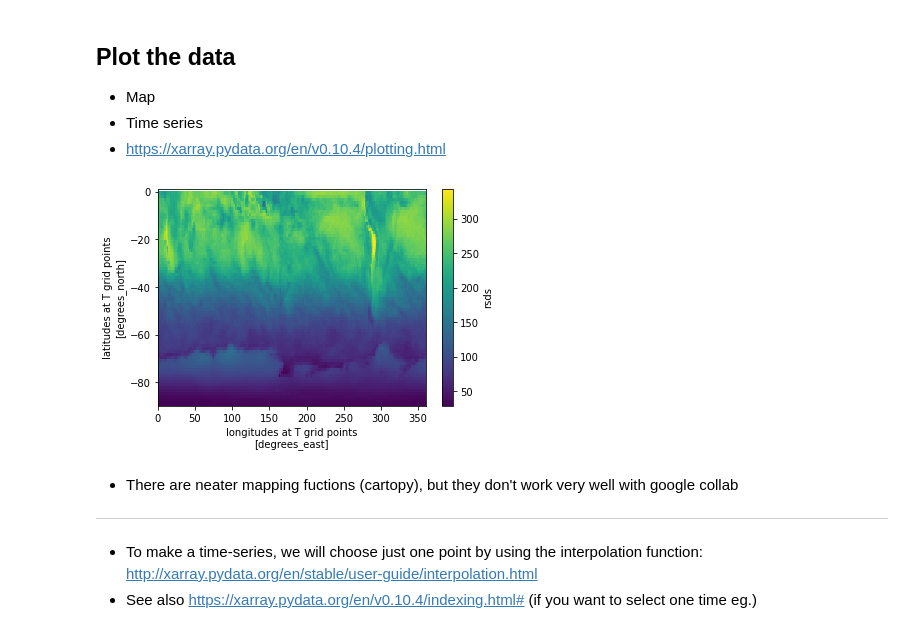
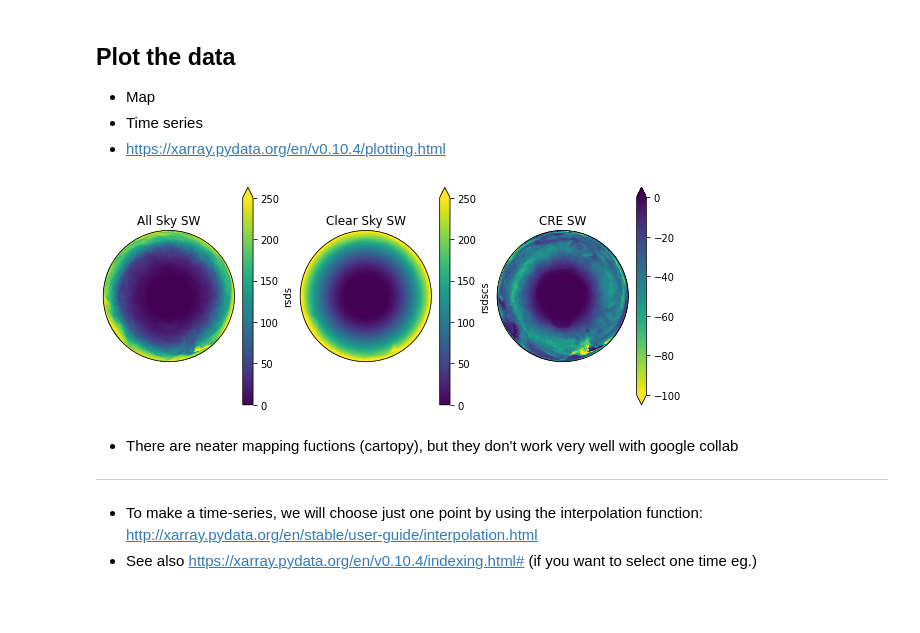
Before and after one commit to sfiddes/teaching, a Jupyter notebook: example_notebooks/read_and_plot_ACCESS_data.ipynb, the cells around one changed output. Saved outputs shown, nothing was run; the diff lists cells and outputs as text; code cells hidden in the pictures; blank space fills up the shorter version.

```diff
--- a/example_notebooks/read_and_plot_ACCESS_data.ipynb
+++ b/example_notebooks/read_and_plot_ACCESS_data.ipynb
@@ -103,10 +120,36 @@ Coordinates:
 - Map
 - Time series
 - https://xarray.pydata.org/en/v0.10.4/plotting.html
-# %%
-data.rsds.mean('time').plot(); # plot the mean over time (try also plotting over lat,lon)
-# %% [output]
-[figure, removed]
+# %%
+fig = plt.figure(figsize=(10,4))
+ax = plt.subplot(131, projection=ccrs.Orthographic(140, -90))
+#ax.coastlines(); Add coaslines, this crashes the plot - a problem with colab, switch it on when you run locally.
+cm =  data.rsds.mean('time').plot(
+    transform=ccrs.PlateCarree(),
+    vmin=0,vmax=250,
+    cmap='viridis',
+    );
+plt.title('All Sky SW');
+
+ax = plt.subplot(132, projection=ccrs.Orthographic(140, -90))
+#ax.coastlines();
+cm =  data.rsdscs.mean('time').plot(
+    transform=ccrs.PlateCarree(),
+    vmin=0,vmax=250,
+    cmap='viridis',
+    );
+plt.title('Clear Sky SW');
+
+ax = plt.subplot(133, projection=ccrs.Orthographic(140, -90))
+#ax.coastlines();
+cm =  (data.rsds - data.rsdscs).mean('time').plot(
+    transform=ccrs.PlateCarree(),
+    vmin=-100,vmax=0,
+    cmap='viridis_r',
+    );
+plt.title('CRE SW');
+# %% [output]
+[figure, added]
 # %% [markdown]
 - There are neater mapping fuctions (cartopy), but they don't work very well with google collab
 
```
Also changed, not shown: parts of 22 cells of this notebook.
